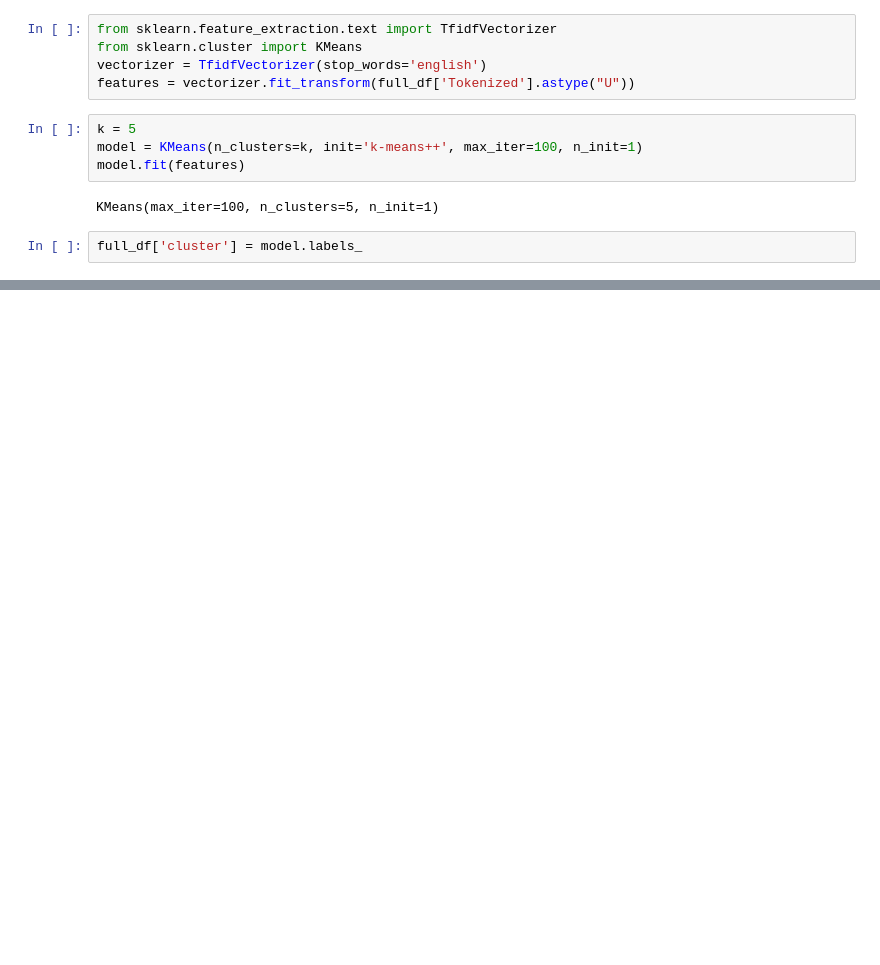
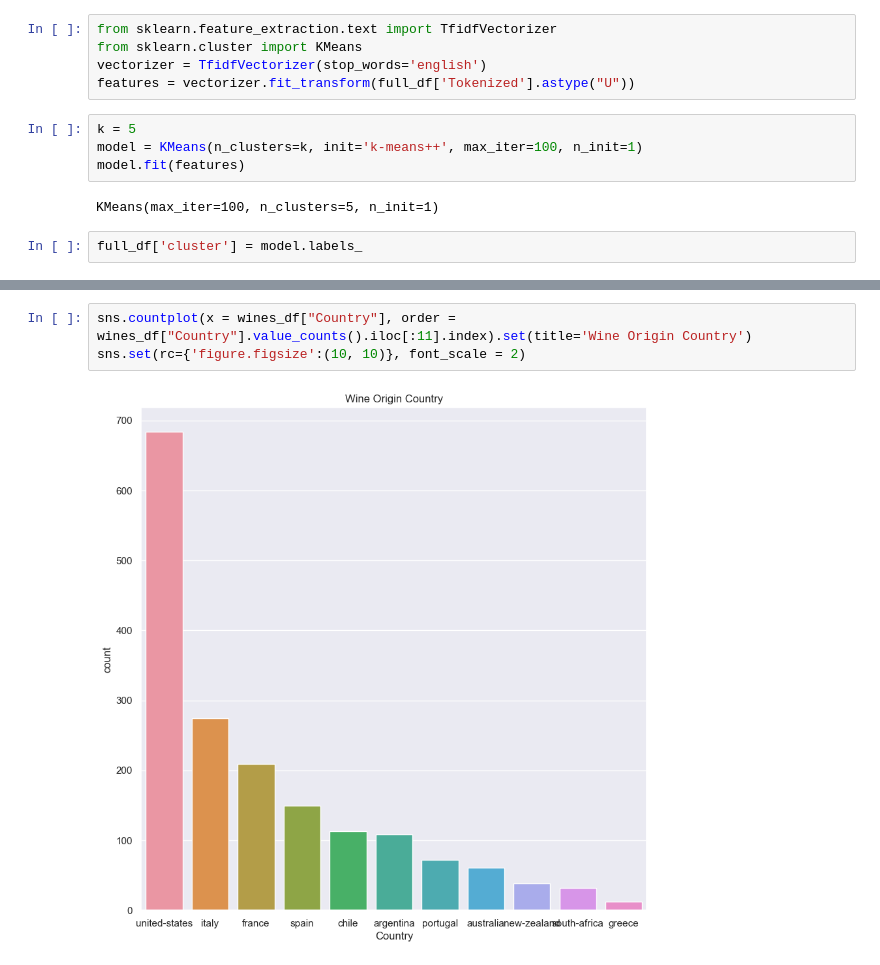
Before and after one commit to AndreaCamilloni/DM2583-project, a Jupyter notebook: notebook.ipynb, the cells around one changed output, grey strips where cells are left out. Saved outputs shown, nothing was run; the diff lists cells and outputs as text; blank space fills up the shorter version.

```diff
--- a/notebook.ipynb
+++ b/notebook.ipynb
@@ -276,0 +249,5 @@ full_df[full_df.cluster==4].groupby(by="Sentiment").count()
+# %%
+sns.countplot(x = wines_df["Country"], order = wines_df["Country"].value_counts().iloc[:11].index).set(title='Wine Origin Country')
+sns.set(rc={'figure.figsize':(10, 10)}, font_scale = 2)
+# %% [output]
+[figure, added]
```
Also changed, not shown: parts of 30 cells of this notebook, 1 other file.
